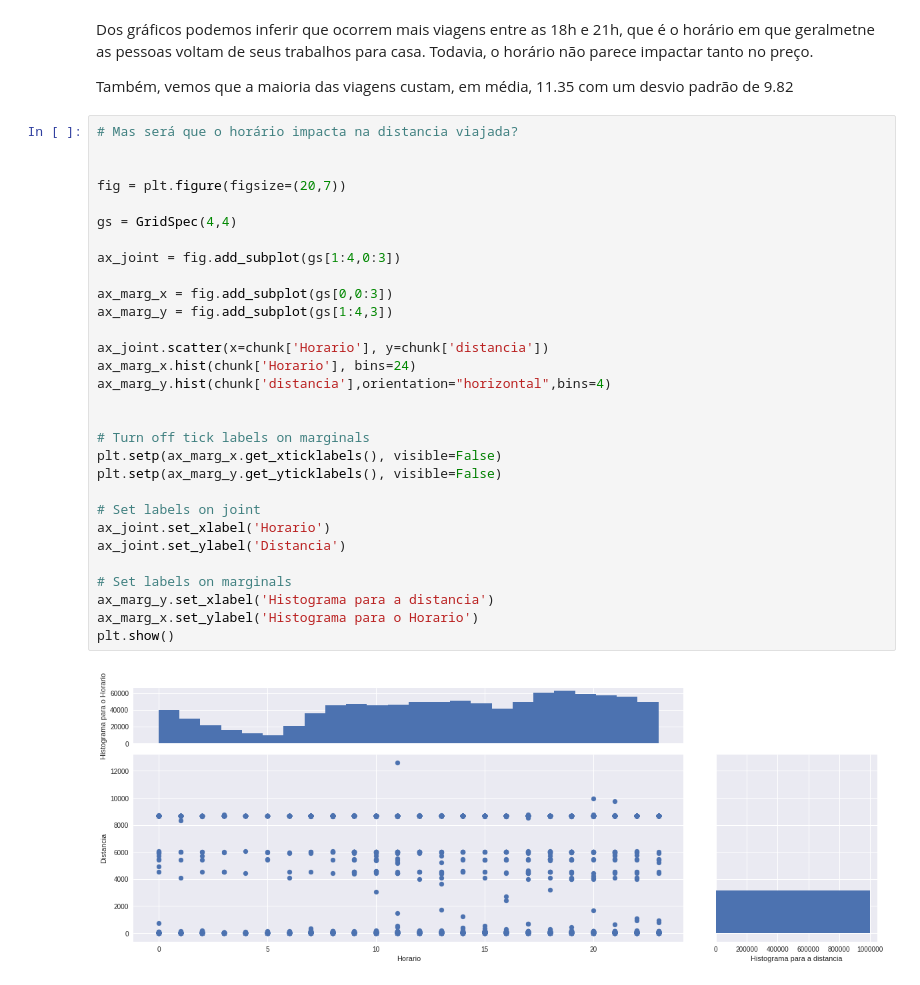
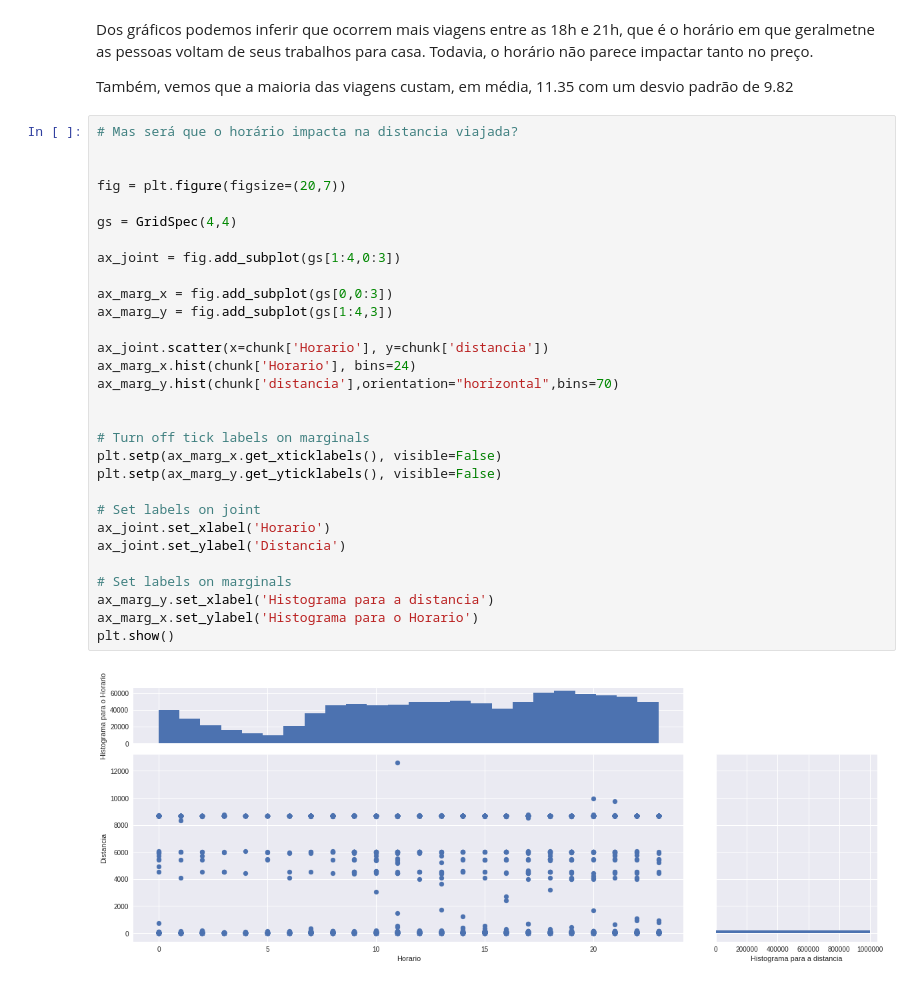
Before and after one commit to 51rL1N5/Prova_Esig, a Jupyter notebook: taxi_fare.ipynb, the cells around one changed output. Drawn from its saved outputs; the diff is of its cells as text.

```diff
--- a/taxi_fare.ipynb
+++ b/taxi_fare.ipynb
@@ -306,32 +306,32 @@ Também, vemos que a maioria das viagens custam, em média, 11.35 com um desvio
 # %%
 # Mas será que o horário impacta na distancia viajada?
 
 
 fig = plt.figure(figsize=(20,7))
 
 gs = GridSpec(4,4)
 
 ax_joint = fig.add_subplot(gs[1:4,0:3])
 
 ax_marg_x = fig.add_subplot(gs[0,0:3])
 ax_marg_y = fig.add_subplot(gs[1:4,3])
 
 ax_joint.scatter(x=chunk['Horario'], y=chunk['distancia'])
 ax_marg_x.hist(chunk['Horario'], bins=24)
-ax_marg_y.hist(chunk['distancia'],orientation="horizontal",bins=4)
+ax_marg_y.hist(chunk['distancia'],orientation="horizontal",bins=70)
 
 
 # Turn off tick labels on marginals
 plt.setp(ax_marg_x.get_xticklabels(), visible=False)
 plt.setp(ax_marg_y.get_yticklabels(), visible=False)
 
 # Set labels on joint
 ax_joint.set_xlabel('Horario')
 ax_joint.set_ylabel('Distancia')
 
 # Set labels on marginals
 ax_marg_y.set_xlabel('Histograma para a distancia')
 ax_marg_x.set_ylabel('Histograma para o Horario')
 plt.show()
 # %% [output]
-[figure, old version]
+[figure, new version]
```
Also changed, not shown: parts of 8 cells of this notebook.
